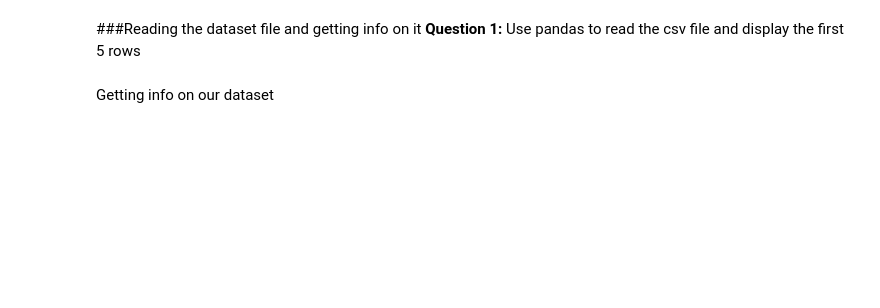
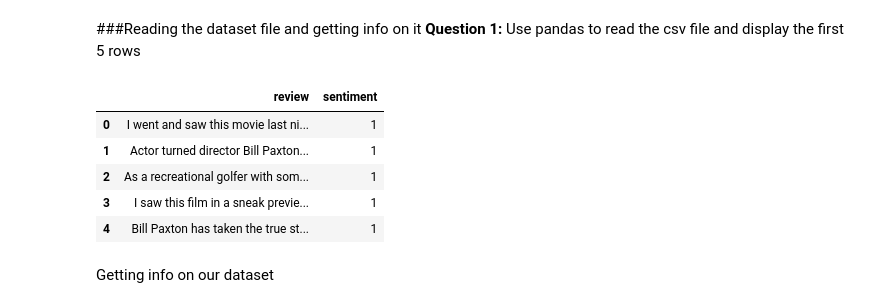
Before and after one commit to Rayan-Dahlawi/LLMs-Bootcamp-SDAIA-, a Jupyter notebook: Rayan_Dahlawi_Assignment4_Understanding_the_Customer’s_Feedback.ipynb, the cells around one changed output. Cells and saved outputs as stored; diff of their text form; code cells hidden in the pictures; blank space fills up the shorter version.

```diff
--- a/Rayan_Dahlawi_Assignment4_Understanding_the_Customer’s_Feedback.ipynb
+++ b/Rayan_Dahlawi_Assignment4_Understanding_the_Customer’s_Feedback.ipynb
@@ -71,12 +71,20 @@ drwxr-xr-x 1 root root 4.0K Nov 10 14:22 sample_data
 **Question 1:** Use pandas to read the csv file and display the first 5 rows
 # %%
 # path to IMDB dataseet
-
+dataset = "movie_data.csv"
 
 # read file (dataset) into our program using pandas
-
+data = pd.read_csv(dataset)
 
 # display first 5 rows
+data.head(5)
+# %% [output]
+|  | review | sentiment |
+| 0 | I went and saw this movie last ni... | 1 |
+| 1 | Actor turned director Bill Paxton... | 1 |
+| 2 | As a recreational golfer with som... | 1 |
+| 3 | I saw this film in a sneak previe... | 1 |
+| 4 | Bill Paxton has taken the true st... | 1 |
 # %% [markdown]
 Getting info on our dataset
 # %%
```
Also changed, not shown: parts of 17 cells of this notebook.
